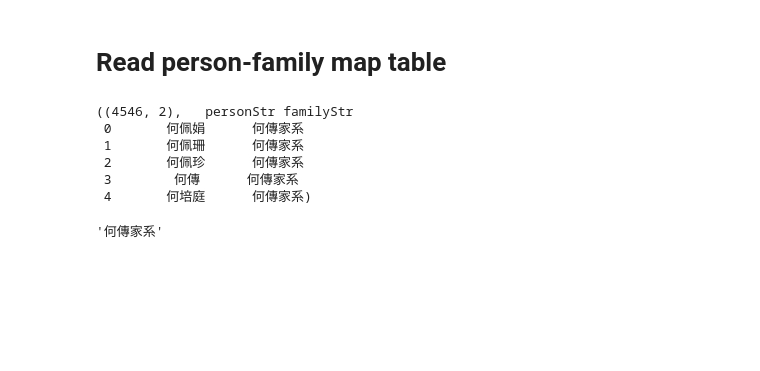
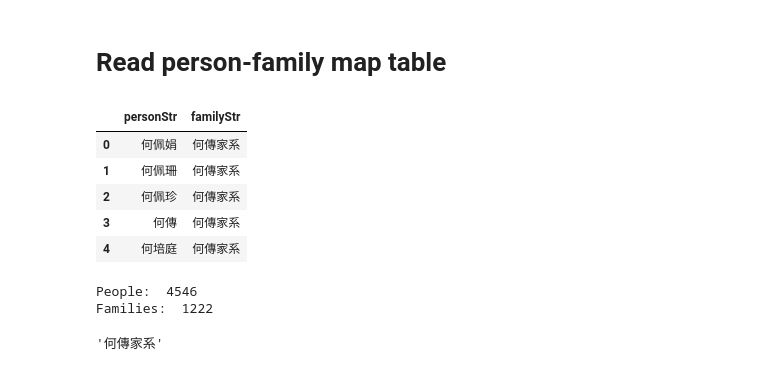
Before and after one commit to VincentCheng34/StudyOnPython, a Jupyter notebook: tbio/linkOldNewFamilies.ipynb, the cells around one changed output. Saved outputs shown, nothing was run; the diff lists cells and outputs as text; code cells hidden in the pictures; blank space fills up the shorter version.

```diff
--- a/tbio/linkOldNewFamilies.ipynb
+++ b/tbio/linkOldNewFamilies.ipynb
@@ -13,14 +13,20 @@ write_file_to = '{0}/{1}'.format(filepath, 'familyToFamily_20190525_v4.xlsx')
 # Read person-family map table
 # %%
 fmDf = pd.read_excel(read_familymembers)
-fmDf.shape, fmDf.head()
+fmDf.head()
 # %% [output]
-((4546, 2),   personStr familyStr
- 0       何佩娟      何傳家系
- 1       何佩珊      何傳家系
- 2       何佩珍      何傳家系
- 3        何傳      何傳家系
- 4       何培庭      何傳家系)
+|  | personStr | familyStr |
+| 0 | 何佩娟 | 何傳家系 |
+| 1 | 何佩珊 | 何傳家系 |
+| 2 | 何佩珍 | 何傳家系 |
+| 3 | 何傳 | 何傳家系 |
+| 4 | 何培庭 | 何傳家系 |
+# %%
+print('People: ', len(fmDf))
+print('Families: ', len(fmDf['familyStr'].unique()))
+# %% [output]
+People:  4546
+Families:  1222
 # %%
 # convertFamily = ['顏雲年家系', '顏雲年三子家系', '顏國年家系']
 
```
Also changed, not shown: parts of 6 cells of this notebook.
